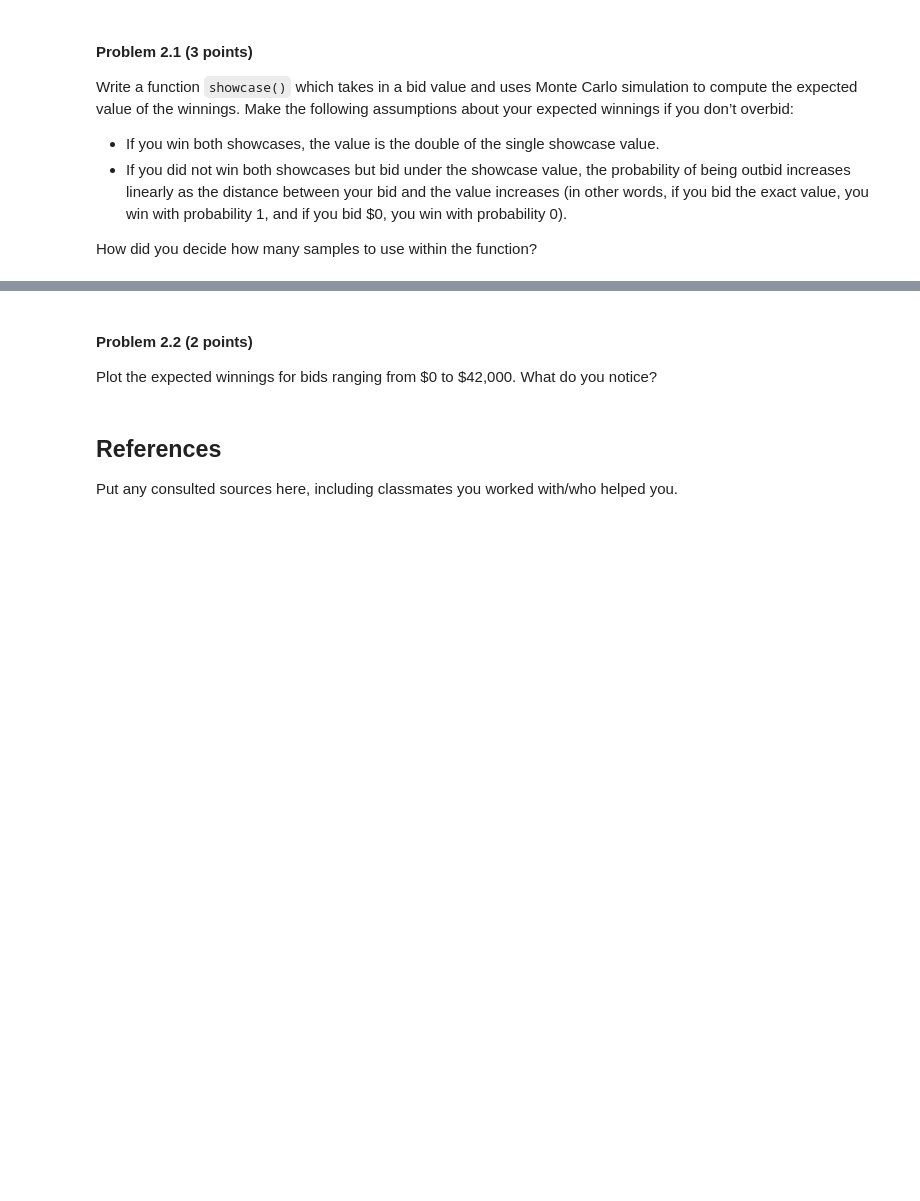
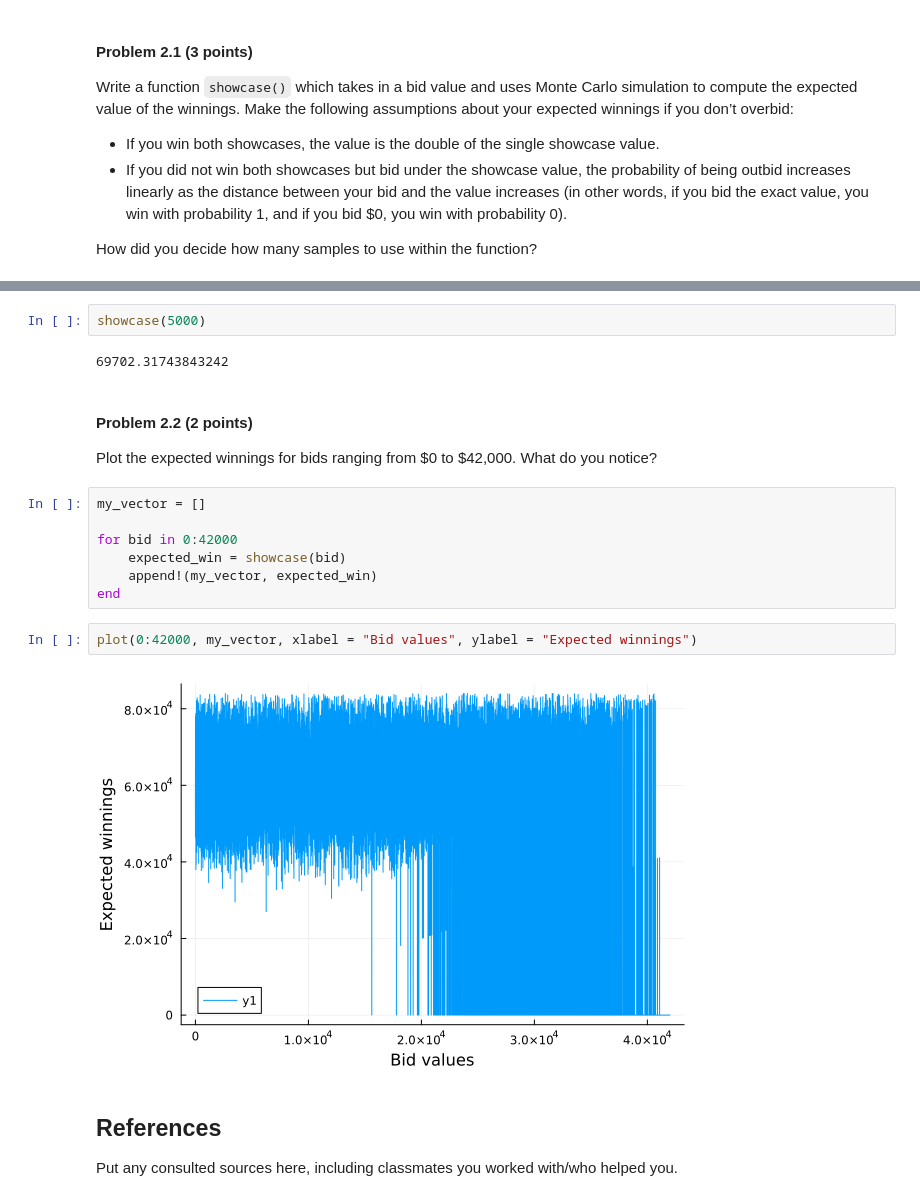
Before and after one commit to BEE4750-FA23/lab-02-christinemswanson, a Jupyter notebook: lab02.ipynb, the cells around one changed output, grey strips where cells are left out. Cells and saved outputs as stored; diff of their text form; blank space fills up the shorter version.

```diff
--- a/lab02.ipynb
+++ b/lab02.ipynb
@@ -308,8 +337,23 @@ How did you decide how many samples to use within the function?
+# %%
+showcase(5000)
+# %% [output]
+69702.31743843242
 # %% [markdown]
 #### Problem 2.2 (2 points)
 
 Plot the expected winnings for bids ranging from \$0 to \$42,000. What
 do you notice?
+# %%
+my_vector = []
+
+for bid in 0:42000
+    expected_win = showcase(bid)
+    append!(my_vector, expected_win)
+end
+# %%
+plot(0:42000, my_vector, xlabel = "Bid values", ylabel = "Expected winnings")
+# %% [output]
+[figure, added]
 # %% [markdown]
 ## References
 
```
Also changed, not shown: parts of 7 cells of this notebook.
